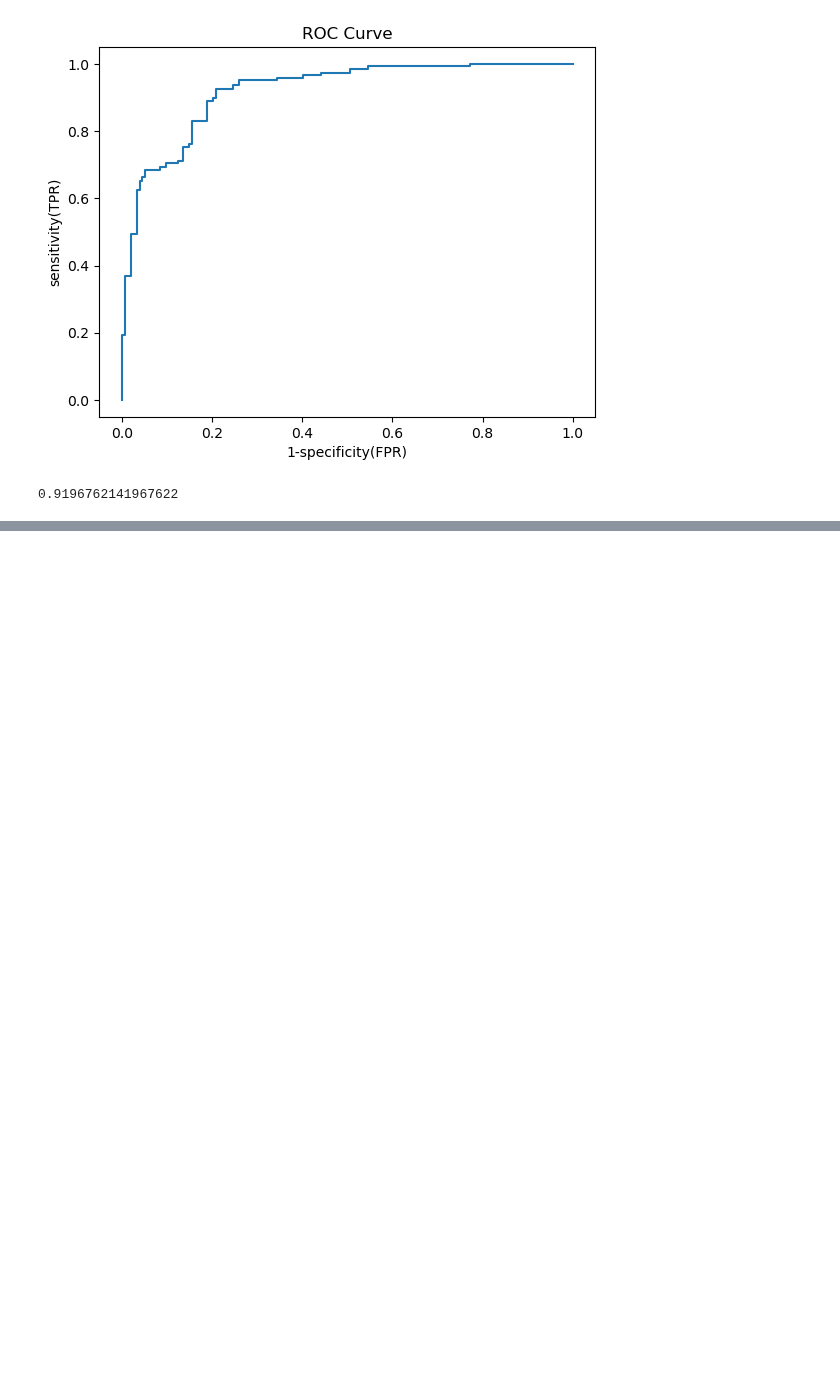
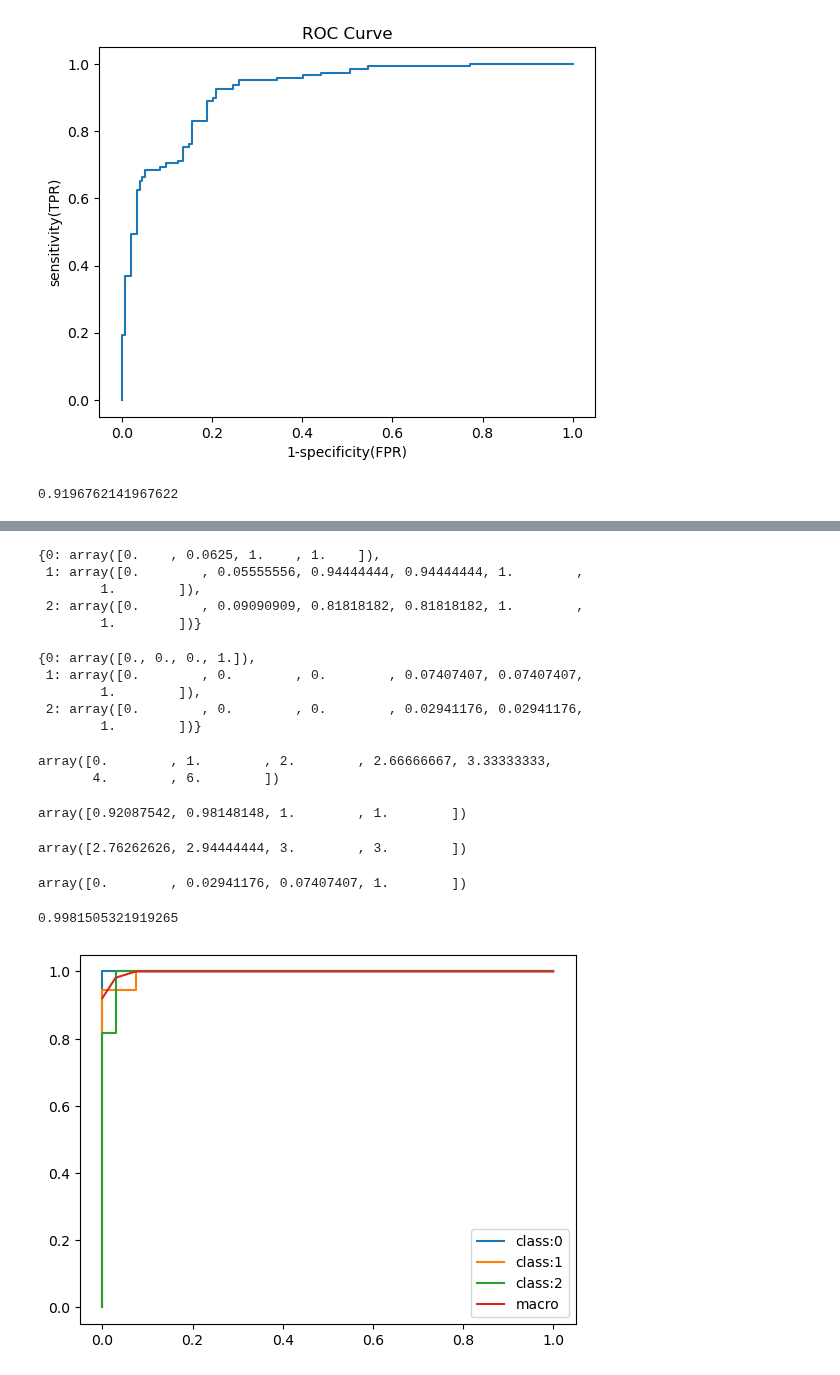
Before and after one commit to Masato-210831/For_study, a Jupyter notebook: Python_code/ML_lecture_by_kame18-23.ipynb, the cells around one changed output, grey strips where cells are left out. Cells and saved outputs as stored; diff of their text form; code cells hidden in the pictures; blank space fills up the shorter version.

```diff
--- a/Python_code/ML_lecture_by_kame18.ipynb
+++ b/Python_code/ML_lecture_by_kame18-23.ipynb
@@ -304,0 +353,59 @@ auc(fpr, tpr)
+# %%
+tpr
+# %% [output]
+{0: array([0.    , 0.0625, 1.    , 1.    ]),
+ 1: array([0.        , 0.05555556, 0.94444444, 0.94444444, 1.        ,
+        1.        ]),
+ 2: array([0.        , 0.09090909, 0.81818182, 0.81818182, 1.        ,
+        1.        ])}
+# %%
+fpr
+# %% [output]
+{0: array([0., 0., 0., 1.]),
+ 1: array([0.        , 0.        , 0.        , 0.07407407, 0.07407407,
+        1.        ]),
+ 2: array([0.        , 0.        , 0.        , 0.02941176, 0.02941176,
+        1.        ])}
+# %%
+# fprの変化した値を抽出
+all_fpr = np.unique(np.concatenate([fpr[i] for i in range(n_classes)]))
+# %%
+#線形補完 (例)
+all_x = np.arange(7)
+data_x = [0, 2, 5, 6]
+data_y = [0, 2, 4, 6]
+np.interp(all_x, data_x, data_y)
+# %% [output]
+array([0.        , 1.        , 2.        , 2.66666667, 3.33333333,
+       4.        , 6.        ])
+# %%
+#place holderを作成
+mean_tpr = np.zeros_like(all_fpr)
+for i in range(n_classes):
+    mean_tpr += np.interp(all_fpr, fpr[i], tpr[i]) #すべてのクラス(3つ)の補完データが足し合わされる
+mean_tpr = mean_tpr / len(model.classes_) #クラス数で割り、平均を出す
+mean_tpr
+# %% [output]
+array([0.92087542, 0.98148148, 1.        , 1.        ])
+# %%
+mean_tpr
+# %% [output]
+array([2.76262626, 2.94444444, 3.        , 3.        ])
+# %%
+all_fpr
+# %% [output]
+array([0.        , 0.02941176, 0.07407407, 1.        ])
+# %%
+#auc用の要素追加
+fpr['macro'] = all_fpr
+tpr['macro'] = mean_tpr
+roc_auc['macro'] = auc(fpr['macro'], tpr['macro'])
+
+for i in range(n_classes):
+    plt.plot(fpr[i], tpr[i], label=f'class:{i}')
+plt.plot(fpr['macro'], tpr['macro'], label='macro')
+plt.legend()
+print(roc_auc['macro'])
+# %% [output]
+0.9981505321919265
+[figure, added]
```
Also changed, not shown: parts of 7 cells of this notebook, 1 other file.
